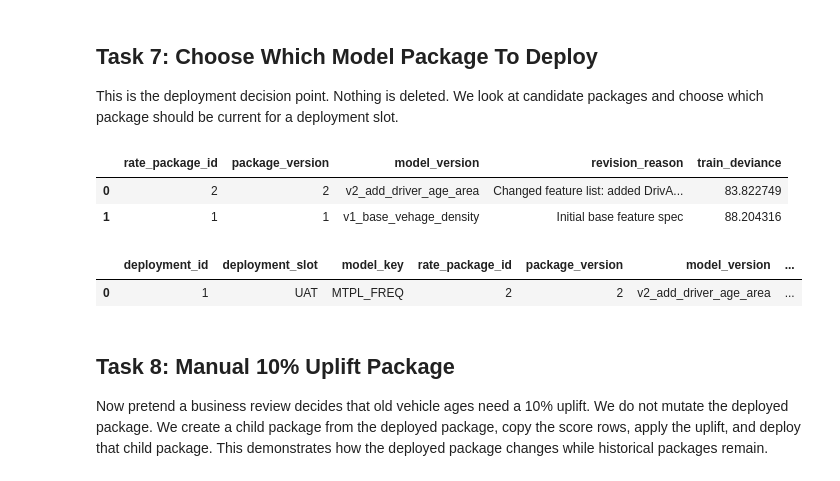
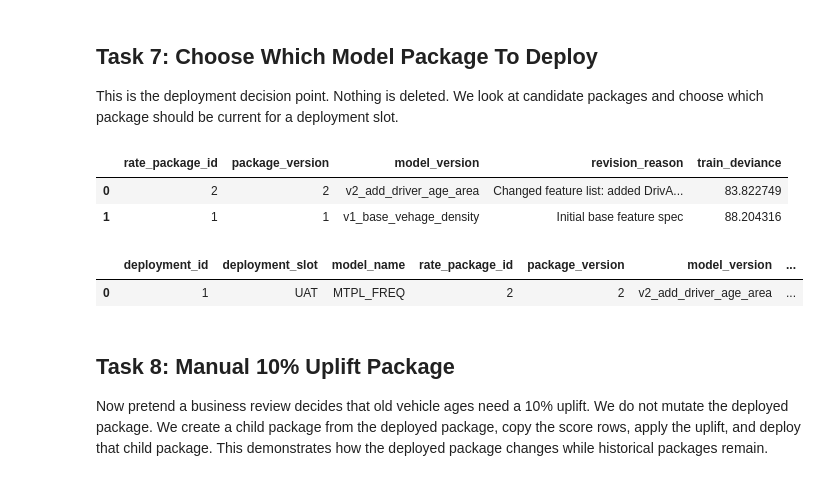
Before and after one commit to StrudelDoodleS/airflow_superglm_builder, a Jupyter notebook: tutorials/basic_sql_etl_and_schema_walkthrough.ipynb, the cells around one changed output. Cells and saved outputs as stored; diff of their text form; code cells hidden in the pictures.

Commit message:
Unify pricing model name metadata

```diff
--- a/tutorials/basic_sql_etl_and_schema_walkthrough.ipynb
+++ b/tutorials/basic_sql_etl_and_schema_walkthrough.ipynb
@@ -675,14 +675,14 @@ def ensure_model(con: sqlite3.Connection) -> int:
     con.execute(
         """
         INSERT OR IGNORE INTO pricing.MODEL
-            (model_key, model_label, target_name, model_type, model_status, created_ts, created_by)
+            (model_name, model_label, target_name, model_type, model_status, created_ts, created_by)
         VALUES (?, ?, ?, ?, ?, ?, ?)
         """,
         ("MTPL_FREQ", "Motor frequency", "ClaimNb", "superglm_poisson", "ACTIVE", now, "notebook"),
     )
     con.commit()
     return int(
-        con.execute("SELECT model_id FROM pricing.MODEL WHERE model_key = ?", ("MTPL_FREQ",)).fetchone()[0]
+        con.execute("SELECT model_id FROM pricing.MODEL WHERE model_name = ?", ("MTPL_FREQ",)).fetchone()[0]
     )
 
 
@@ -777,7 +777,7 @@ def persist_model_revision(
     )
     score_rows["model_run_id"] = model_run_id
     score_rows["rate_package_id"] = rate_package_id
-    score_rows["model_key"] = "MTPL_FREQ"
+    score_rows["model_name"] = "MTPL_FREQ"
     score_rows["model_version"] = revision["model_version"]
     score_rows["score_type"] = "MODEL_SCORE"
     score_rows["prediction"] = revision["predictions"]
@@ -788,7 +788,7 @@ def persist_model_revision(
             "model_run_id",
             "rate_package_id",
             "policy_id",
-            "model_key",
+            "model_name",
             "model_version",
             "score_type",
             "exposure",
@@ -889,7 +889,7 @@ def current_deployment(con: sqlite3.Connection, deployment_slot: str = "UAT") ->
         SELECT
             d.deployment_id,
             d.deployment_slot,
-            m.model_key,
+            m.model_name,
             p.rate_package_id,
             p.package_version,
             p.model_version,
@@ -939,34 +939,34 @@ candidate_packages = pd.read_sql_query(
     SELECT
         p.rate_package_id,
         p.package_version,
         p.model_version,
         p.revision_reason,
         m.metric_value AS train_deviance
     FROM pricing.RATE_PACKAGE AS p
     JOIN mlops.MODEL_RUN_METRIC AS m
         ON m.model_run_id = p.model_run_id
        AND m.metric_name = 'deviance'
     ORDER BY m.metric_value ASC
     """,
     con,
 )
 display(candidate_packages)
 
 chosen_package_id = int(revision_2_ids["rate_package_id"])
 deploy_rate_package(
     con,
     model_id=model_id,
     rate_package_id=chosen_package_id,
     deployment_slot="UAT",
     deployed_by="notebook",
     deployment_note="Deploy v2 because the spec includes driver age and area signal",
 )
 current_deployment(con, "UAT")
 # %% [output]
 |  | rate_package_id | package_version | model_version | revision_reason | train_deviance |
 | 0 | 2 | 2 | v2_add_driver_age_area | Changed feature list: added DrivA... | 83.822749 |
 | 1 | 1 | 1 | v1_base_vehage_density | Initial base feature spec | 88.204316 |
-|  | deployment_id | deployment_slot | model_key | rate_package_id | package_version | model_version | ... |
+|  | deployment_id | deployment_slot | model_name | rate_package_id | package_version | model_version | ... |
 | 0 | 1 | UAT | MTPL_FREQ | 2 | 2 | v2_add_driver_age_area | ... |
 # %% [markdown]
 ## Task 8: Manual 10% Uplift Package
```
Also changed, not shown: parts of 4 cells of this notebook, 48 other files.
